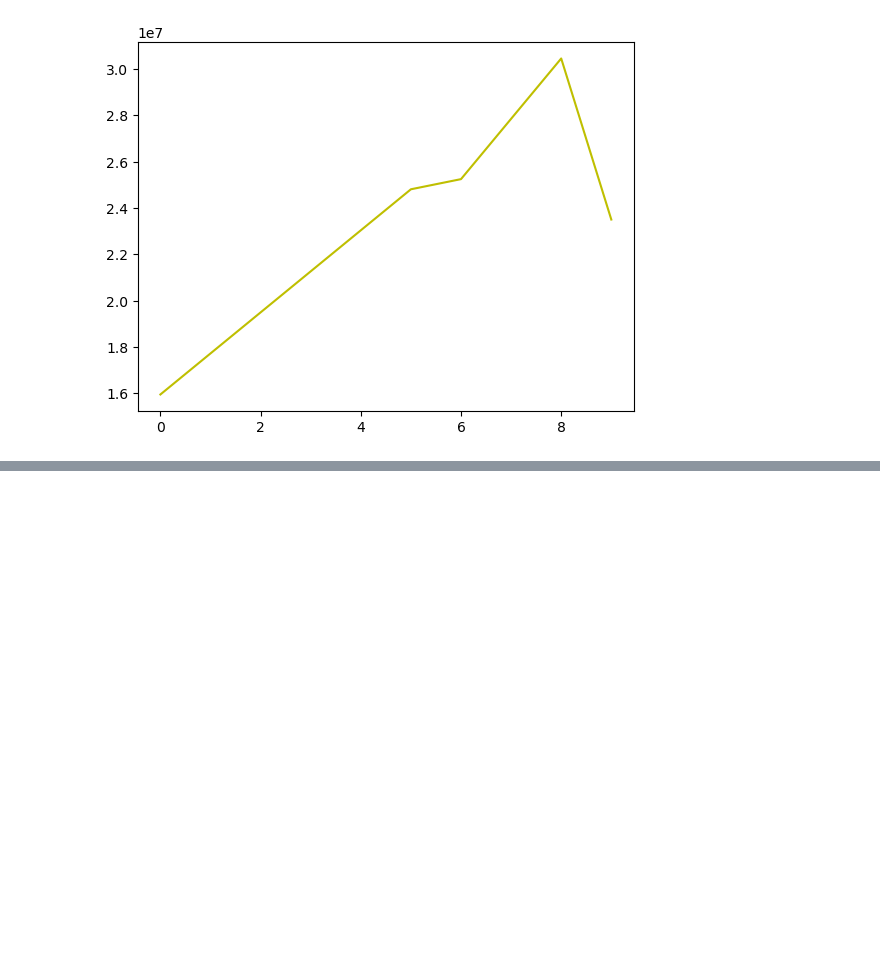
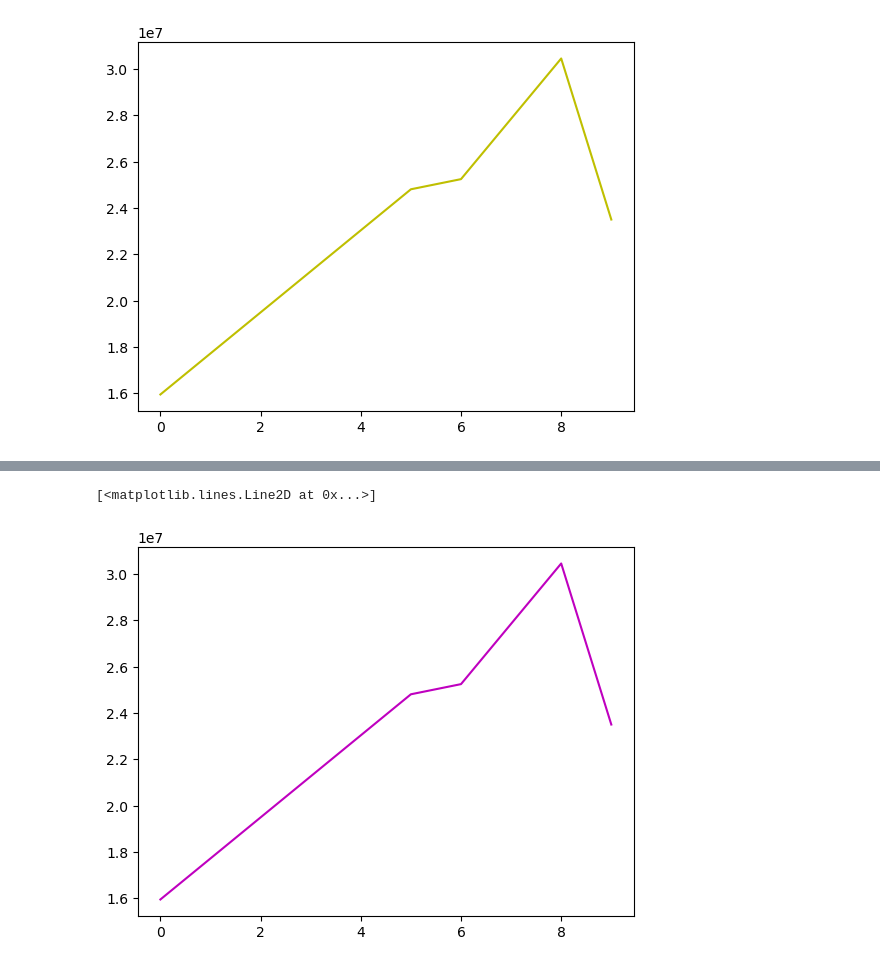
Before and after one commit to cmqq15/cmqq15.github.io, a Jupyter notebook: Project_IPL data analysis.ipynb, the cells around one changed output, grey strips where cells are left out. Cells and saved outputs as stored; diff of their text form; code cells hidden in the pictures; blank space fills up the shorter version.

```diff
--- a/Project_IPL data analysis.ipynb
+++ b/Project_IPL data analysis.ipynb
@@ -214,0 +225,5 @@ plt.show()
+# %%
+plt.plot(Salary[0], color = 'm')
+# %% [output]
+[<matplotlib.lines.Line2D at 0x...>]
+[figure, added]
```
Also changed, not shown: parts of 24 cells of this notebook.
